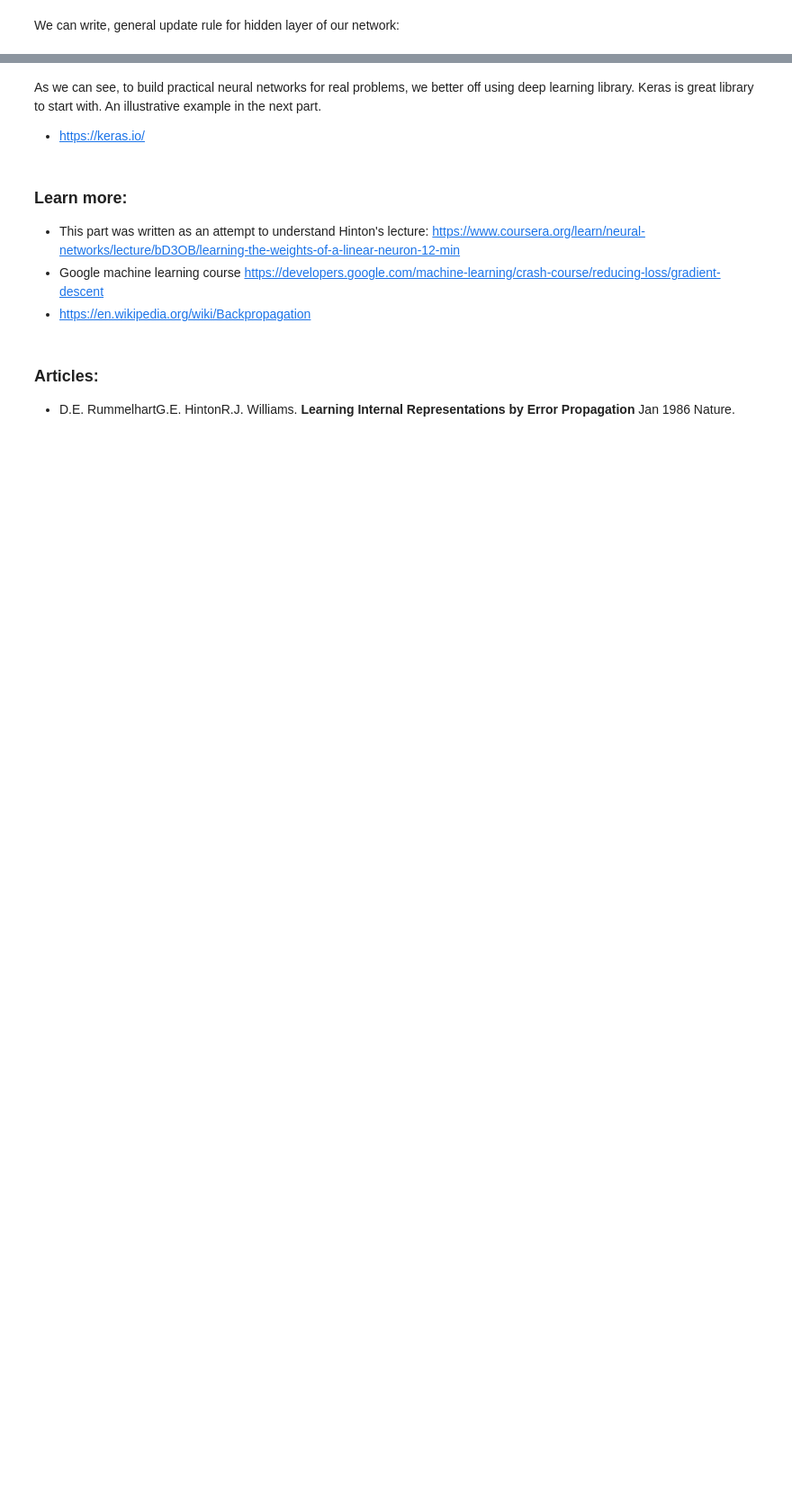
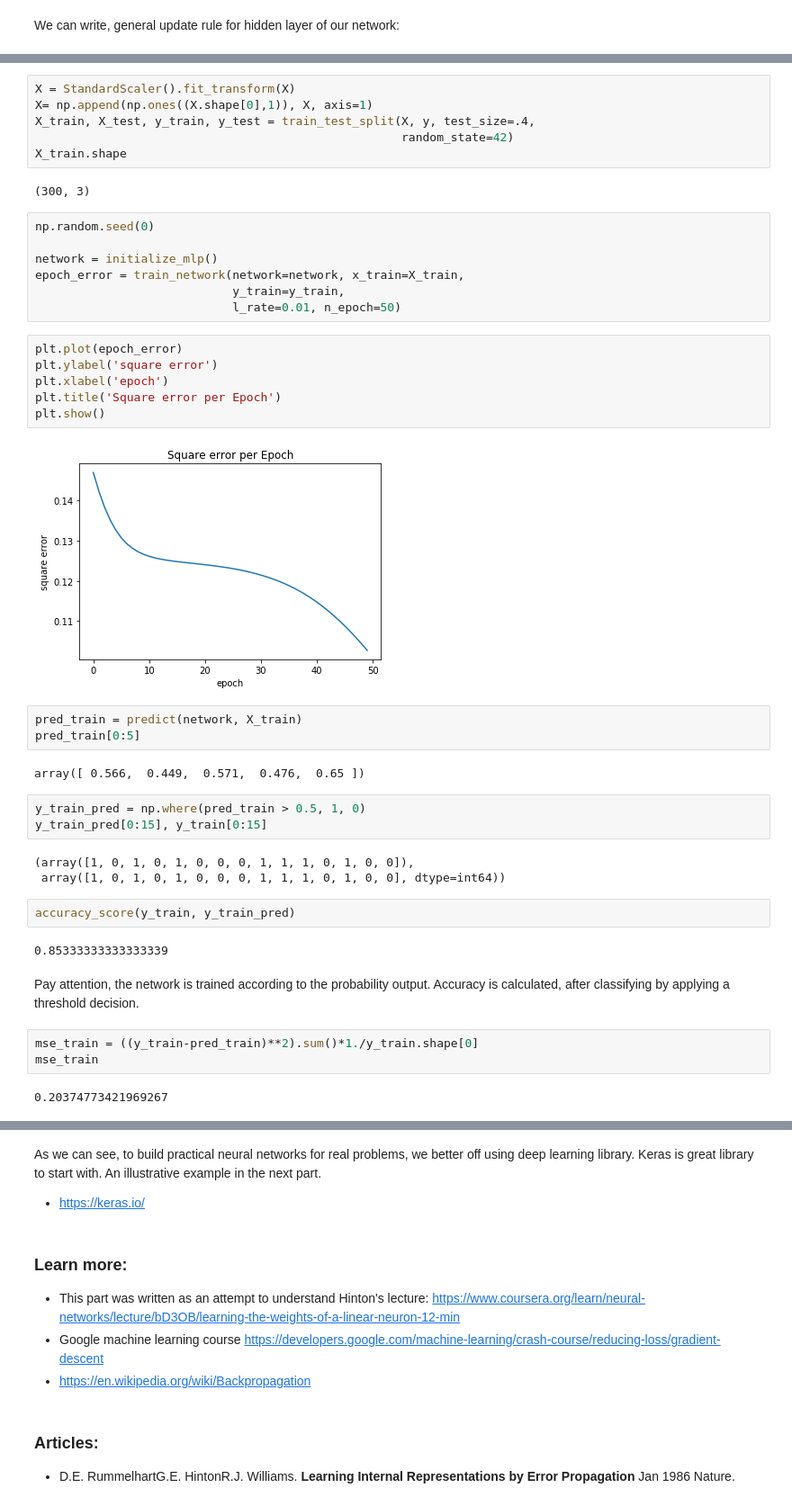
Before and after one commit to naomifridman/Introduction_to_deep_learning, a Jupyter notebook: Deep_Learning_intro_part3_mlp_backpropogation.ipynb, the cells around one changed output, grey strips where cells are left out. Shown: that part at 90% size. Drawn from its saved outputs; the diff is of its cells as text; blank space fills up the shorter version.

```diff
--- a/Deep_Learning_intro_part3_mlp_backpropogation.ipynb
+++ b/Deep_Learning_intro_part3_mlp_backpropogation.ipynb
@@ -396,0 +469,45 @@ In Mini-batch gradient descent we split the training dataset into small batches.
+# %%
+X = StandardScaler().fit_transform(X)
+X= np.append(np.ones((X.shape[0],1)), X, axis=1)
+X_train, X_test, y_train, y_test = train_test_split(X, y, test_size=.4,
+                                                    random_state=42)
+X_train.shape
+# %% [output]
+(300, 3)
+# %%
+np.random.seed(0)
+
+network = initialize_mlp()
+epoch_error = train_network(network=network, x_train=X_train,
+                            y_train=y_train,
+                            l_rate=0.01, n_epoch=50)
+# %%
+plt.plot(epoch_error)
+plt.ylabel('square error')
+plt.xlabel('epoch')
+plt.title('Square error per Epoch')
+plt.show()
+# %% [output]
+[figure, added]
+# %%
+pred_train = predict(network, X_train)
+pred_train[0:5]
+# %% [output]
+array([ 0.566,  0.449,  0.571,  0.476,  0.65 ])
+# %%
+y_train_pred = np.where(pred_train > 0.5, 1, 0)
+y_train_pred[0:15], y_train[0:15]
+# %% [output]
+(array([1, 0, 1, 0, 1, 0, 0, 0, 1, 1, 1, 0, 1, 0, 0]),
+ array([1, 0, 1, 0, 1, 0, 0, 0, 1, 1, 1, 0, 1, 0, 0], dtype=int64))
+# %%
+accuracy_score(y_train, y_train_pred)
+# %% [output]
+0.85333333333333339
+# %% [markdown]
+Pay attention, the network is trained according to the probability output. Accuracy is calculated, after classifying by applying a threshold decision.
+# %%
+mse_train = ((y_train-pred_train)**2).sum()*1./y_train.shape[0]
+mse_train
+# %% [output]
+0.20374773421969267
```
Also changed, not shown: parts of 99 cells of this notebook, 2 other files.
